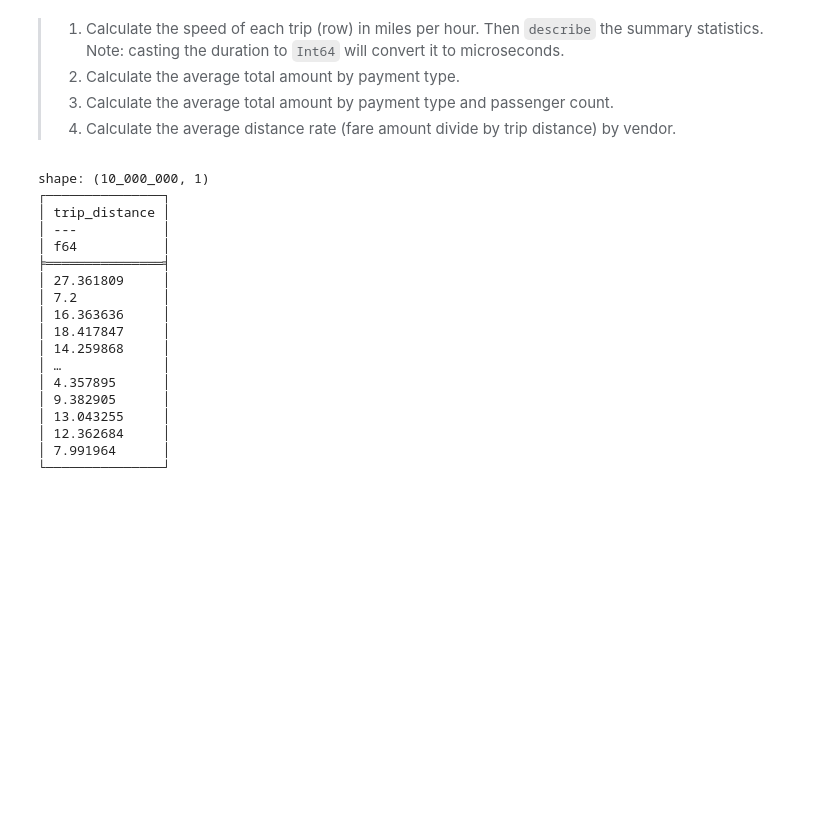
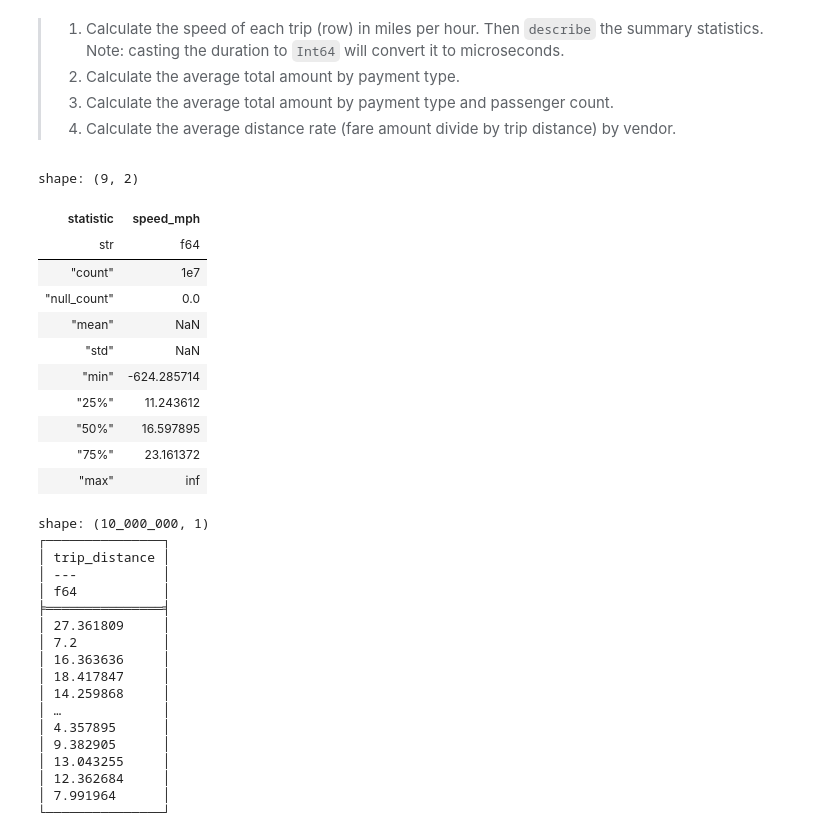
Before and after one commit to kennywong85/5m-data-2.8-out-of-core-computation, a Jupyter notebook: out_of_core.ipynb, the cells around one changed output. Saved outputs shown, nothing was run; the diff lists cells and outputs as text; code cells hidden in the pictures; blank space fills up the shorter version.

```diff
--- a/out_of_core.ipynb
+++ b/out_of_core.ipynb
@@ -752,3 +761,50 @@ sns.catplot(data=df_pl.to_pandas(), x="passenger_count", y="avg_trip_distance",
 > 2. Calculate the average total amount by payment type.
 > 3. Calculate the average total amount by payment type and passenger count.
 > 4. Calculate the average distance rate (fare amount divide by trip distance) by vendor.
+# %%
+'''
+1. Calculate speed of each trip, then describe
+What this does:
+dropoff_datetime - pickup_datetime calculates trip duration.
+.cast(pl.Int64) converts that duration into microseconds.
+3_600_000_000 = number of microseconds in 1 hour.
+duration_microseconds / 3_600_000_000 converts duration into hours.
+trip_distance / duration_hours gives miles per hour.
+.describe() gives summary stats for speed
+'''
+
+q = (
+    pl.scan_csv("data/taxi_trip_data.csv", try_parse_dates=True)
+    .with_columns(
+        (
+            (pl.col("dropoff_datetime") - pl.col("pickup_datetime")).cast(pl.Int64)
+        ).alias("duration_us")
+    )
+    .filter(
+        (pl.col("duration_us") > 0) &
+        (pl.col("trip_distance") > 0)
+    )
+    .select(
+        (
+            pl.col("trip_distance") /
+            (pl.col("duration_us") / 3_600_000_000)
+        ).alias("speed_mph")
+    )
+)
+
+speed_clean_df = q.collect(engine="streaming")
+
+speed_clean_df.describe()
+# %% [output]
+shape: (9, 2)
+| statistic | speed_mph |
+| str | f64 |
+| "count" | 1e7 |
+| "null_count" | 0.0 |
+| "mean" | NaN |
+| "std" | NaN |
+| "min" | -624.285714 |
+| "25%" | 11.243612 |
+| "50%" | 16.597895 |
+| "75%" | 23.161372 |
+| "max" | inf |
```
Also changed, not shown: parts of 32 cells of this notebook, 1 other file.
